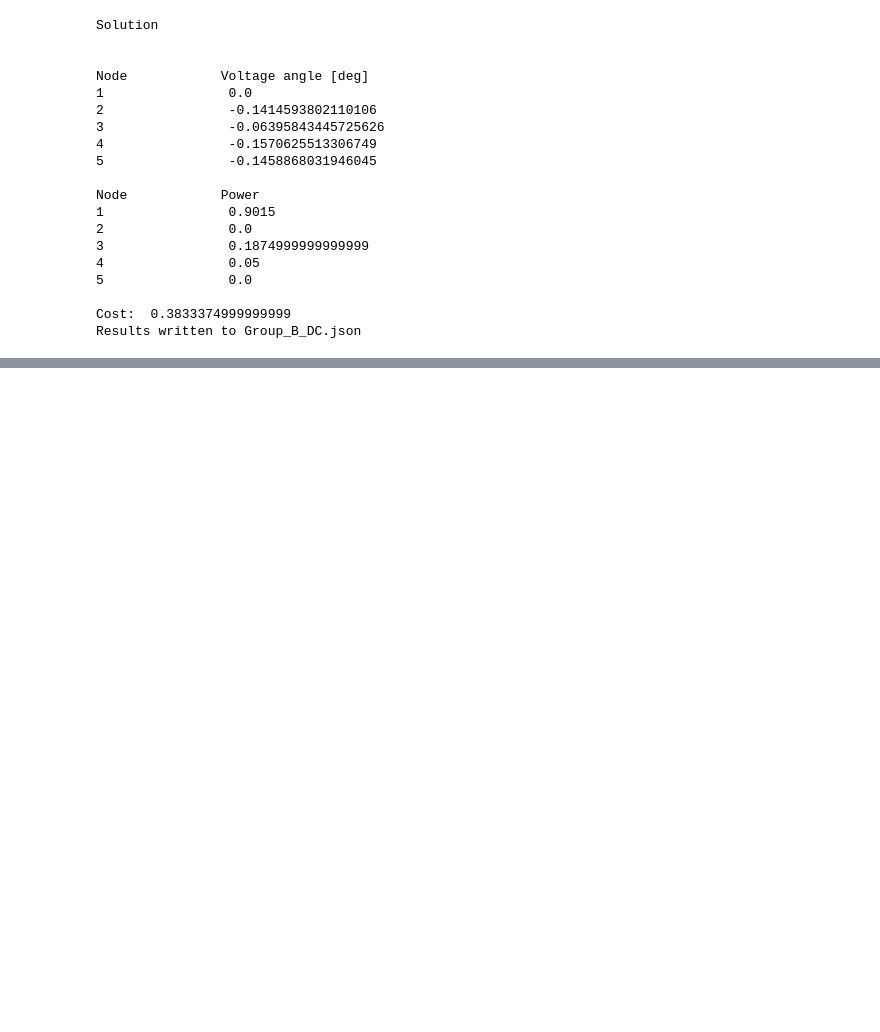
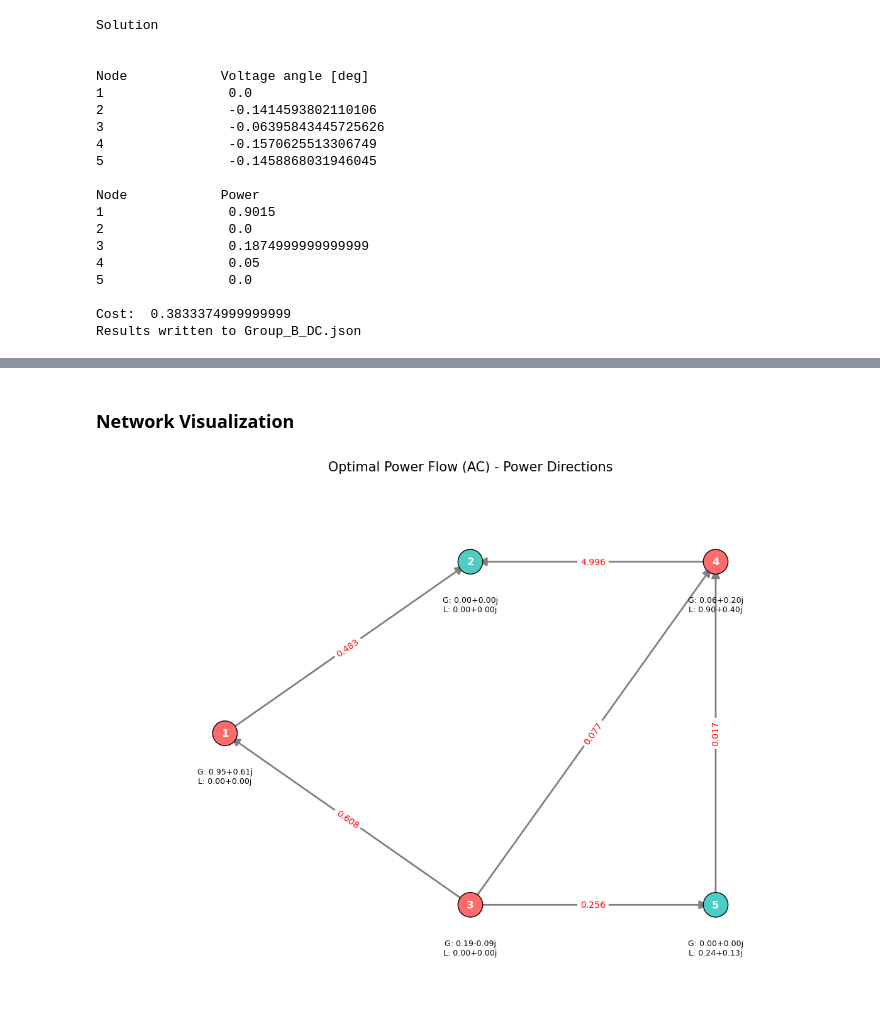
Before and after one commit to JontheFL/Optimal-Power-Flow, a Jupyter notebook: opf_starter.ipynb, the cells around one changed output, grey strips where cells are left out. Cells and saved outputs as stored; diff of their text form; code cells hidden in the pictures; blank space fills up the shorter version.

```diff
--- a/opf_starter.ipynb
+++ b/opf_starter.ipynb
@@ -372,11 +374,11 @@ Results written to Group_B_AC.json
 ##### Solve DC Model
 # %%
 AC = False
-model = load_model(FILENAME, pyo.ConcreteModel(), AC)
-solve_and_print(model, AC)
+model_dc = load_model(FILENAME, pyo.ConcreteModel(), AC)
+solve_and_print(model_dc, AC)
 # TODO: Uncomment if you want to write the result to json file
 team_name = 'Group_B'
-create_results_json(model, team_name, AC)
+create_results_json(model_dc, team_name, AC)
 # %% [output]
 Solution
 
@@ -399,0 +491,2 @@ Results written to Group_B_DC.json
+# %% [markdown]
+### Network Visualization
@@ -399,0 +621,5 @@ Results written to Group_B_DC.json
+# %%
+# Plot AC Power Flow
+plot_grid_flow(model_ac, AC=True)
+# %% [output]
+[figure, added]
```
Also changed, not shown: parts of 8 cells of this notebook.
